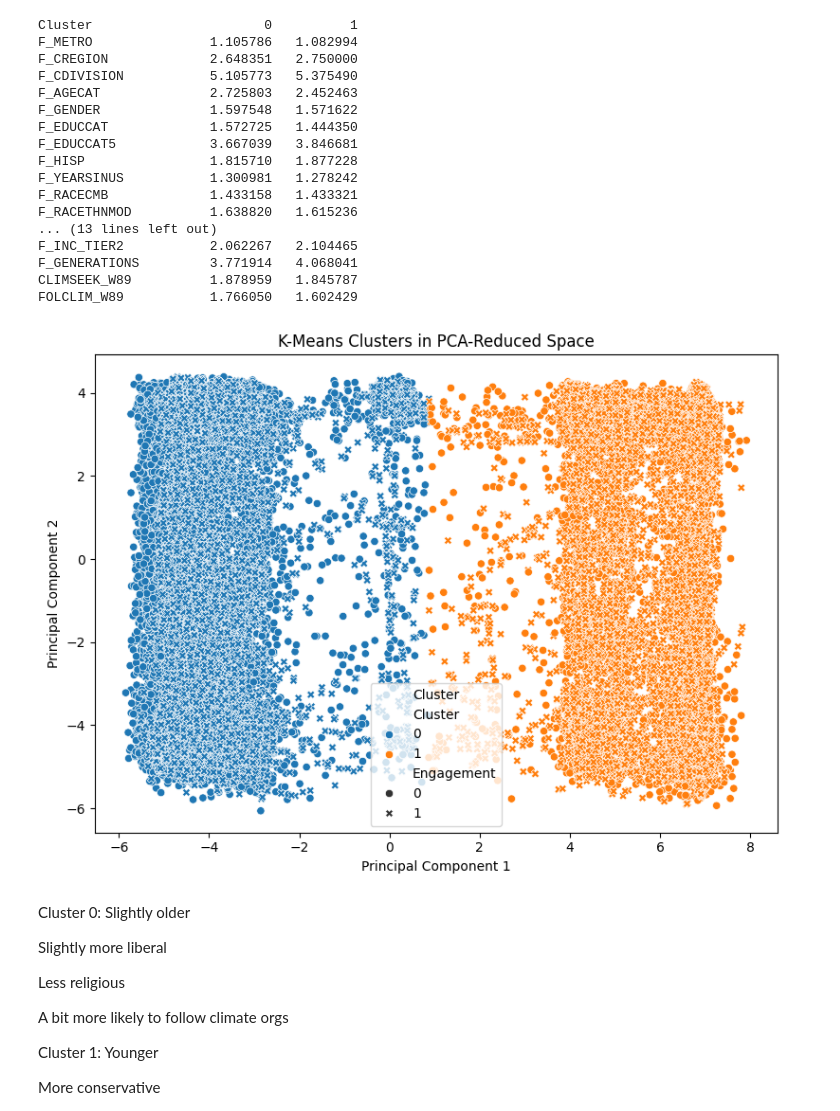
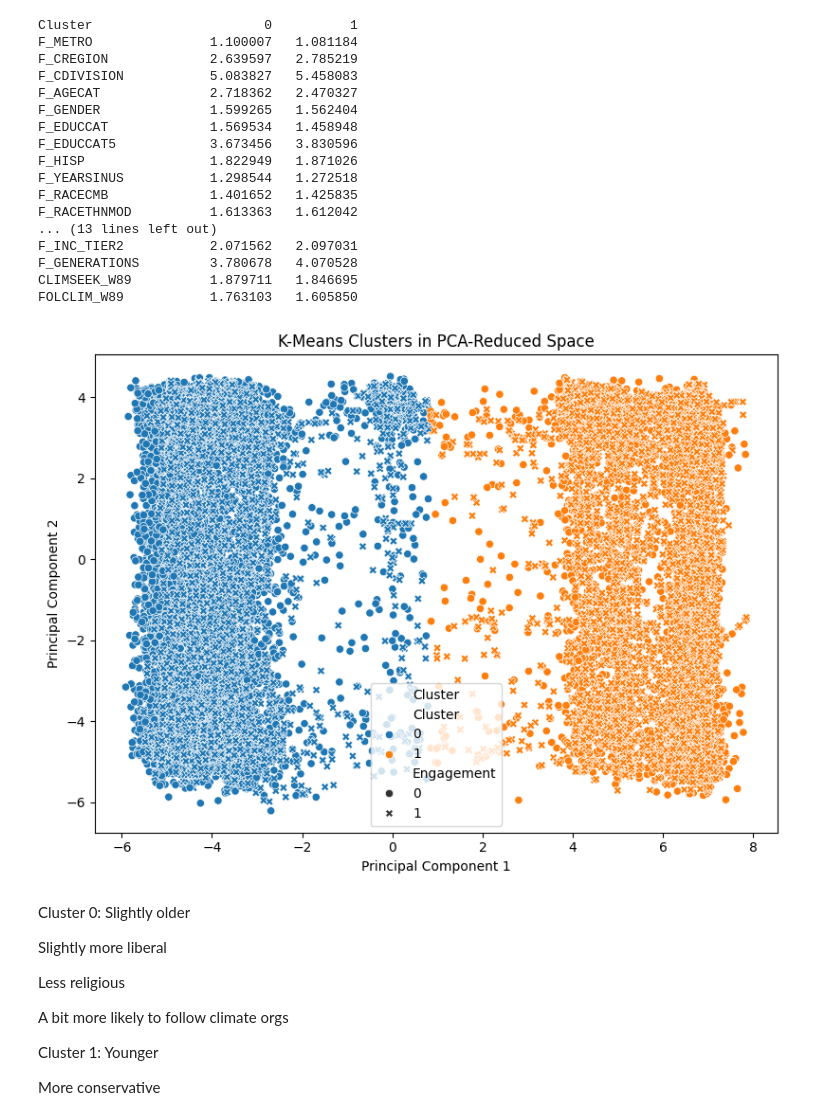
Before and after one commit to jocelynjiang1/ds3001-env-sm, a Jupyter notebook: final-project-src/eda.ipynb, the cells around one changed output. Cells and saved outputs as stored; diff of their text form; code cells hidden in the pictures.

Commit message:
Fixed: train-test split before resampling (based on pre-analysis tips/avoid data leakage)

```diff
--- a/final-project-src/eda.ipynb
+++ b/final-project-src/eda.ipynb
@@ -1,6 +1,7 @@
 # %%
 import pyreadstat
 import pandas as pd
+from sklearn.model_selection import train_test_split
 from imblearn.over_sampling import SMOTE
 
 file_path = "ATP W89.sav"
@@ -53,13 +54,18 @@ df["Engagement"] = df["Engagement"].apply(lambda x: 1 if x>=2.0 else 0) # 1 repr
 # Check for imbalances
 print(df["Engagement"].value_counts()) # need to resample
 
+# create train-test splits before resampling
+target = df["Engagement"]
+feat_df = df.drop(columns=["Engagement"])
+X_train, X_test, y_train, y_test = train_test_split(
+    feat_df, target, test_size=0.3, random_state=42, stratify=target
+)
+
 # run SMOTE
 smote = SMOTE(random_state=3001)
-target = df["Engagement"]
-feat_df = df.drop(columns=["Engagement"])
-print(feat_df.shape,target.shape)
-feat_df_balanced, target_balanced = smote.fit_resample(feat_df,target)
-print(feat_df_balanced.shape,target_balanced.shape) # fix oversampling, then remember the recoding of target into >2, <=2
+print(X_train.shape,y_train.shape)
+X_train_balanced, y_train_balanced = smote.fit_resample(X_train,y_train)
+print(X_train_balanced.shape,y_train_balanced.shape) # fix oversampling, then remember the recoding of target into >2, <=2
 
 # Ready for PCA: missing vals addressed, all cols encoded, no need to scale b/c encoding addresses scale (e.g. income ranges instead of raw incomes), sampling done for imbalance
 # %% [output]
@@ -147,7 +153,7 @@ F_METRO                         0.088849
 from sklearn.decomposition import PCA
 
 pca_2d = PCA(n_components=2)
-X_pca_2d = pca_2d.fit_transform(feat_df_balanced)
+X_pca_2d = pca_2d.fit_transform(X_train_balanced)
 from sklearn.cluster import KMeans
 import matplotlib.pyplot as plt
 
@@ -168,7 +174,7 @@ plt.show()
 kmeans = KMeans(n_clusters=2, random_state=42)
 clusters = kmeans.fit_predict(X_pca_2d)
 # make cluster labels work original features
-clustered_df = feat_df_balanced.copy()
+clustered_df = X_train_balanced.copy()
 clustered_df["Cluster"] = clusters
 cluster_means = clustered_df.groupby("Cluster").mean()
 print(cluster_means.T)
@@ -178,7 +184,7 @@ import pandas as pd
 # combine for plotting
 pca_df = pd.DataFrame(X_pca_2d, columns=["PC1", "PC2"])
 pca_df["Cluster"] = clusters
-pca_df["Engagement"] = target_balanced.reset_index(drop=True)  # optional: color by engagement label
+pca_df["Engagement"] = y_train_balanced.reset_index(drop=True)  # optional: color by engagement label
 
 plt.figure(figsize=(8,6))
 sns.scatterplot(data=pca_df, x="PC1", y="PC2", hue="Cluster", palette="tab10", style="Engagement")
@@ -193,21 +199,21 @@ plt.show()
 Cluster                      0          1
-F_METRO               1.105786   1.082994
-F_CREGION             2.648351   2.750000
-F_CDIVISION           5.105773   5.375490
-F_AGECAT              2.725803   2.452463
-F_GENDER              1.597548   1.571622
-F_EDUCCAT             1.572725   1.444350
-F_EDUCCAT5            3.667039   3.846681
-F_HISP                1.815710   1.877228
-F_YEARSINUS           1.300981   1.278242
-F_RACECMB             1.433158   1.433321
-F_RACETHNMOD          1.638820   1.615236
+F_METRO               1.100007   1.081184
+F_CREGION             2.639597   2.785219
+F_CDIVISION           5.083827   5.458083
+F_AGECAT              2.718362   2.470327
+F_GENDER              1.599265   1.562404
+F_EDUCCAT             1.569534   1.458948
+F_EDUCCAT5            3.673456   3.830596
+F_HISP                1.822949   1.871026
+F_YEARSINUS           1.298544   1.272518
+F_RACECMB             1.401652   1.425835
+F_RACETHNMOD          1.613363   1.612042
 ... (13 lines left out)
-F_INC_TIER2           2.062267   2.104465
-F_GENERATIONS         3.771914   4.068041
-CLIMSEEK_W89          1.878959   1.845787
-FOLCLIM_W89           1.766050   1.602429
+F_INC_TIER2           2.071562   2.097031
+F_GENERATIONS         3.780678   4.070528
+CLIMSEEK_W89          1.879711   1.846695
+FOLCLIM_W89           1.763103   1.605850
-[figure, old version]
+[figure, new version]
 # %% [markdown]
 Cluster 0:
 Slightly older
```
Also changed, not shown: parts of 5 cells of this notebook.
